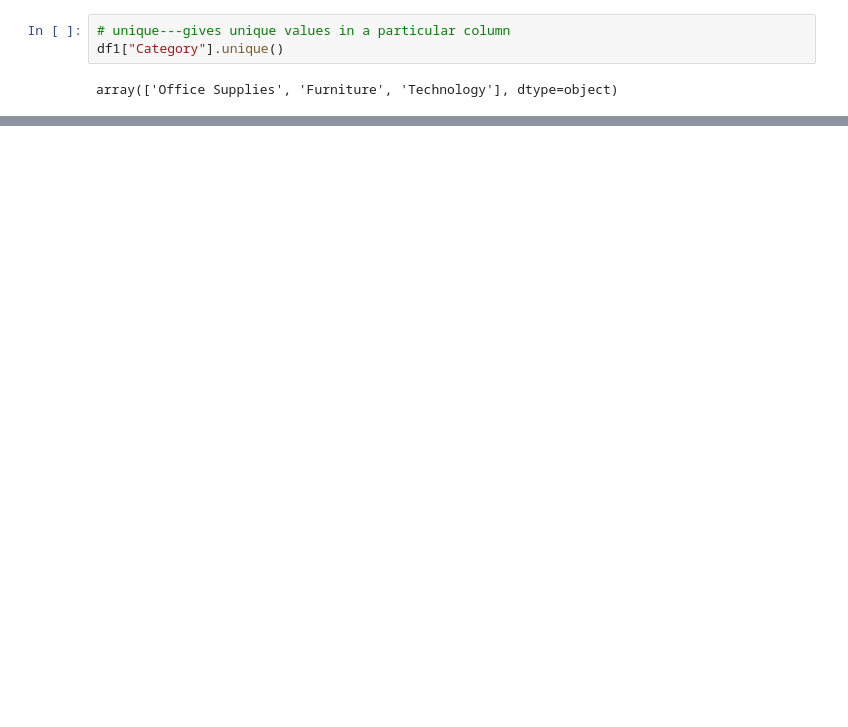
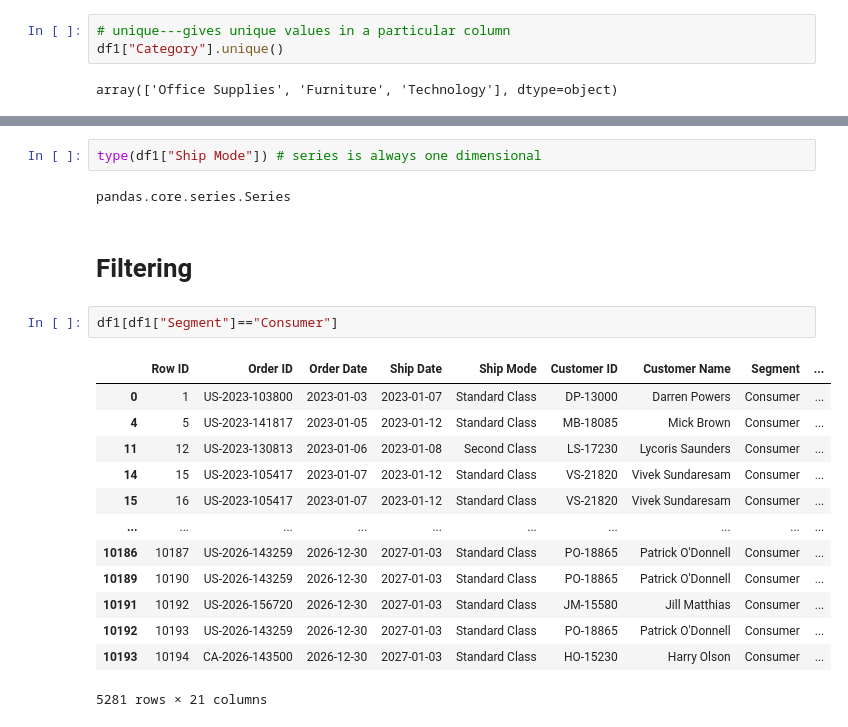
Before and after one commit to Priya3323/Python_Practice, a Jupyter notebook: T385_Python_practice.ipynb, the cells around one changed output, grey strips where cells are left out. Cells and saved outputs as stored; diff of their text form; blank space fills up the shorter version.

Commit message:
Data cleaning using Pandas

```diff
--- a/T385_Python_practice.ipynb
+++ b/T385_Python_practice.ipynb
@@ -2147,0 +2133,22 @@ array(['Office Supplies', 'Furniture', 'Technology'], dtype=object)
+# %%
+type(df1["Ship Mode"]) # series is always one dimensional
+# %% [output]
+pandas.core.series.Series
+# %% [markdown]
+# Filtering
+# %%
+df1[df1["Segment"]=="Consumer"]
+# %% [output]
+|  | Row ID | Order ID | Order Date | Ship Date | Ship Mode | Customer ID | Customer Name | Segment | ... |
+| 0 | 1 | US-2023-103800 | 2023-01-03 | 2023-01-07 | Standard Class | DP-13000 | Darren Powers | Consumer | ... |
+| 4 | 5 | US-2023-141817 | 2023-01-05 | 2023-01-12 | Standard Class | MB-18085 | Mick Brown | Consumer | ... |
+| 11 | 12 | US-2023-130813 | 2023-01-06 | 2023-01-08 | Second Class | LS-17230 | Lycoris Saunders | Consumer | ... |
+| 14 | 15 | US-2023-105417 | 2023-01-07 | 2023-01-12 | Standard Class | VS-21820 | Vivek Sundaresam | Consumer | ... |
+| 15 | 16 | US-2023-105417 | 2023-01-07 | 2023-01-12 | Standard Class | VS-21820 | Vivek Sundaresam | Consumer | ... |
+| ... | ... | ... | ... | ... | ... | ... | ... | ... | ... |
+| 10186 | 10187 | US-2026-143259 | 2026-12-30 | 2027-01-03 | Standard Class | PO-18865 | Patrick O'Donnell | Consumer | ... |
+| 10189 | 10190 | US-2026-143259 | 2026-12-30 | 2027-01-03 | Standard Class | PO-18865 | Patrick O'Donnell | Consumer | ... |
+| 10191 | 10192 | US-2026-156720 | 2026-12-30 | 2027-01-03 | Standard Class | JM-15580 | Jill Matthias | Consumer | ... |
+| 10192 | 10193 | US-2026-143259 | 2026-12-30 | 2027-01-03 | Standard Class | PO-18865 | Patrick O'Donnell | Consumer | ... |
+| 10193 | 10194 | CA-2026-143500 | 2026-12-30 | 2027-01-03 | Standard Class | HO-15230 | Harry Olson | Consumer | ... |
+5281 rows × 21 columns
```
Also changed, not shown: parts of 42 cells of this notebook.
